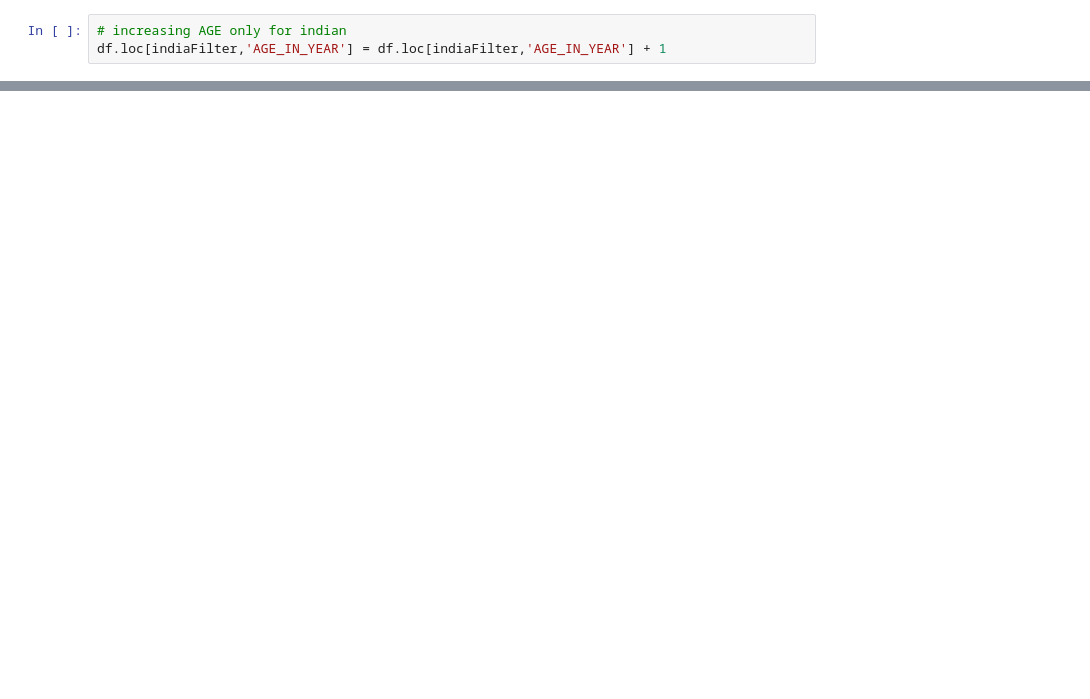
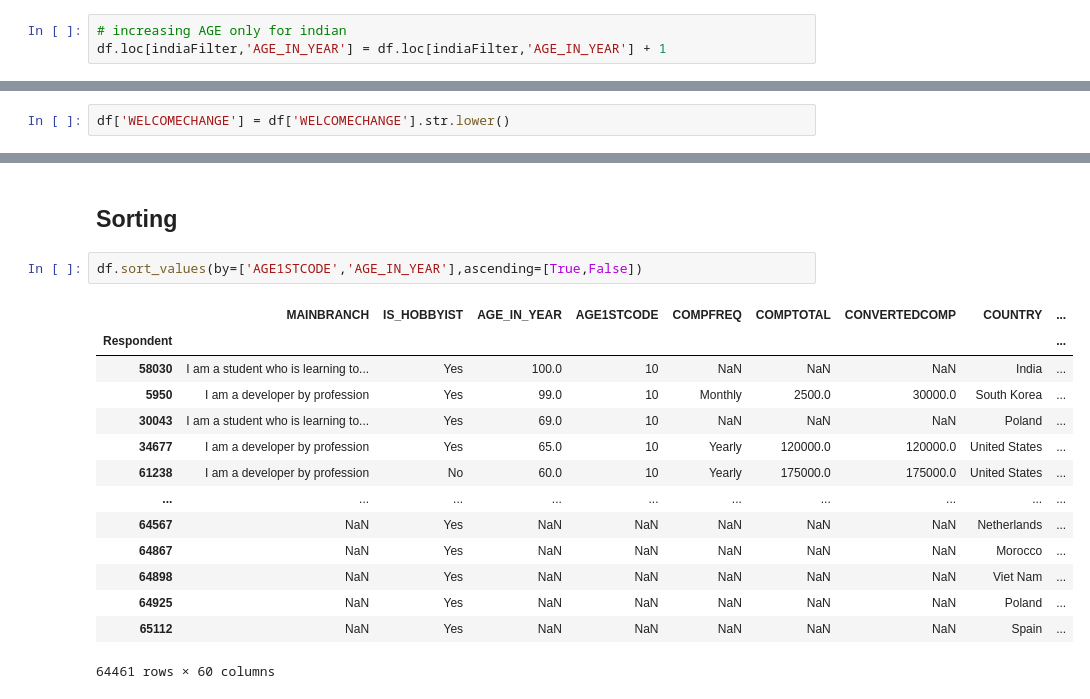
Before and after one commit to shredder47/Pandas-Examples, a Jupyter notebook: Stackoverflow Dataset (Basic Operations Usage).ipynb, the cells around one changed output, grey strips where cells are left out. Cells and saved outputs as stored; diff of their text form; blank space fills up the shorter version.

```diff
--- a/Stackoverflow Dataset (Basic Operations Usage).ipynb
+++ b/Stackoverflow Dataset (Basic Operations Usage).ipynb
@@ -393,0 +423,2 @@ df.loc[indiaFilter,'AGE_IN_YEAR'] = df.loc[indiaFilter,'AGE_IN_YEAR'] + 1
+# %%
+df['WELCOMECHANGE'] = df['WELCOMECHANGE'].str.lower()
@@ -393,0 +577,19 @@ df.loc[indiaFilter,'AGE_IN_YEAR'] = df.loc[indiaFilter,'AGE_IN_YEAR'] + 1
+# %% [markdown]
+## Sorting
+# %%
+df.sort_values(by=['AGE1STCODE','AGE_IN_YEAR'],ascending=[True,False])
+# %% [output]
+|  | MAINBRANCH | IS_HOBBYIST | AGE_IN_YEAR | AGE1STCODE | COMPFREQ | COMPTOTAL | CONVERTEDCOMP | COUNTRY | ... |
+| Respondent |  |  |  |  |  |  |  |  | ... |
+| 58030 | I am a student who is learning to... | Yes | 100.0 | 10 | NaN | NaN | NaN | India | ... |
+| 5950 | I am a developer by profession | Yes | 99.0 | 10 | Monthly | 2500.0 | 30000.0 | South Korea | ... |
+| 30043 | I am a student who is learning to... | Yes | 69.0 | 10 | NaN | NaN | NaN | Poland | ... |
+| 34677 | I am a developer by profession | Yes | 65.0 | 10 | Yearly | 120000.0 | 120000.0 | United States | ... |
+| 61238 | I am a developer by profession | No | 60.0 | 10 | Yearly | 175000.0 | 175000.0 | United States | ... |
+| ... | ... | ... | ... | ... | ... | ... | ... | ... | ... |
+| 64567 | NaN | Yes | NaN | NaN | NaN | NaN | NaN | Netherlands | ... |
+| 64867 | NaN | Yes | NaN | NaN | NaN | NaN | NaN | Morocco | ... |
+| 64898 | NaN | Yes | NaN | NaN | NaN | NaN | NaN | Viet Nam | ... |
+| 64925 | NaN | Yes | NaN | NaN | NaN | NaN | NaN | Poland | ... |
+| 65112 | NaN | Yes | NaN | NaN | NaN | NaN | NaN | Spain | ... |
+64461 rows × 60 columns
```
Also changed, not shown: parts of 53 cells of this notebook.
